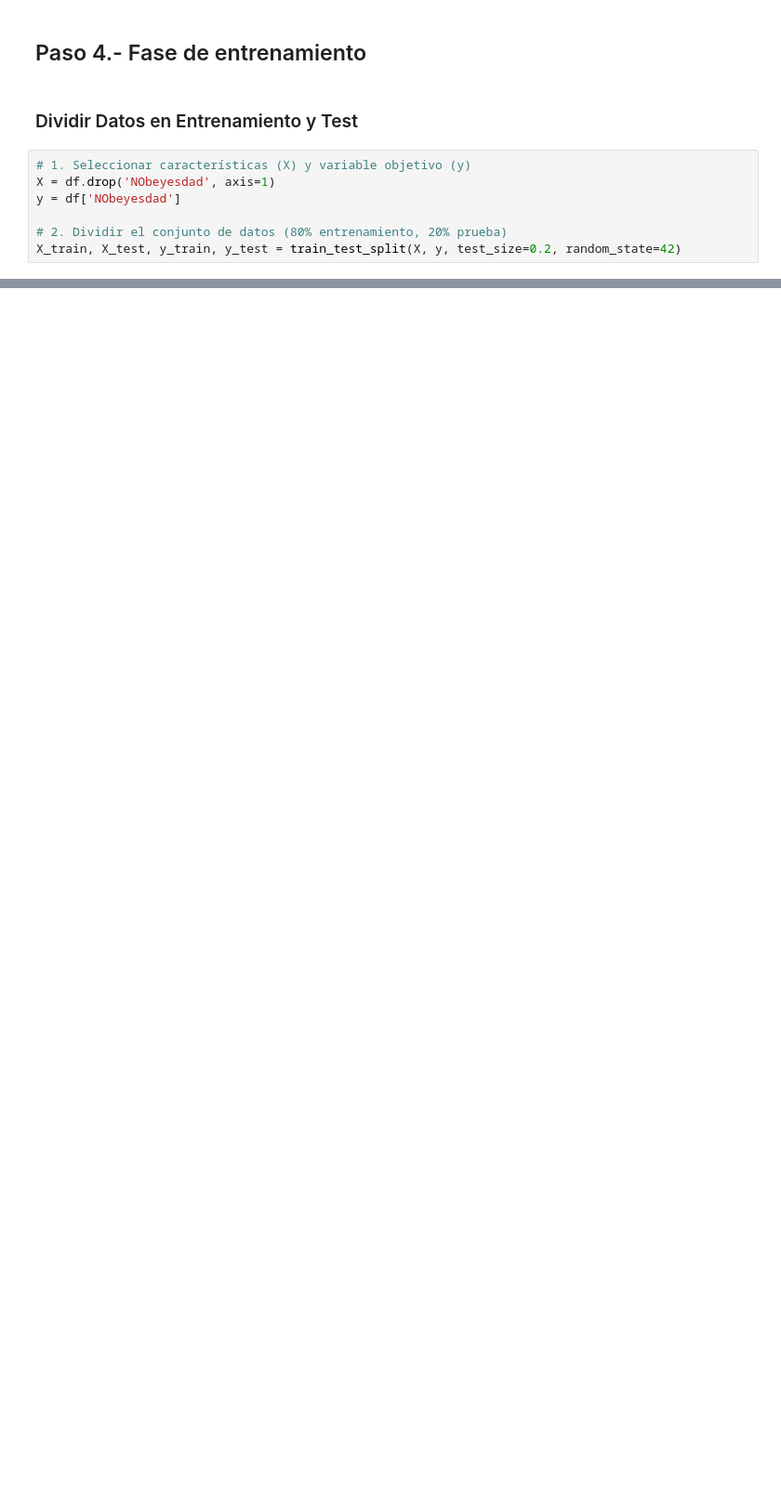
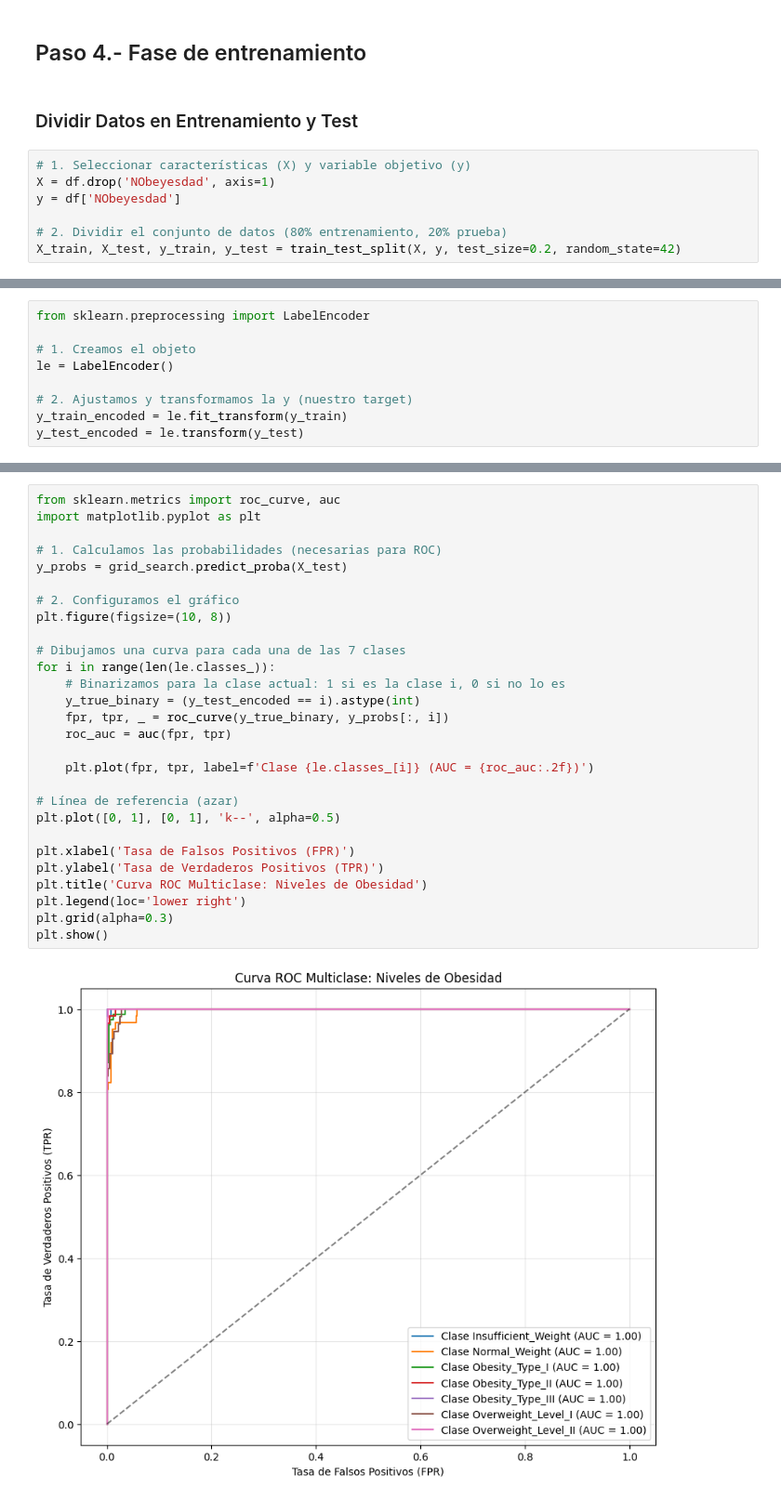
Before and after one commit to Bootcamp-IA-P6/p7_g1_multiclase, a Jupyter notebook: notebooks/processing_obesity_jm.ipynb, the cells around one changed output, grey strips where cells are left out. Shown at 93% size. Saved outputs shown, nothing was run; the diff lists cells and outputs as text; blank space fills up the shorter version.

```diff
--- a/notebooks/processing_obesity_jm.ipynb
+++ b/notebooks/processing_obesity_jm.ipynb
@@ -511,0 +132,9 @@ X_test.head(2)
+# %%
+from sklearn.preprocessing import LabelEncoder
+
+# 1. Creamos el objeto
+le = LabelEncoder()
+
+# 2. Ajustamos y transformamos la y (nuestro target)
+y_train_encoded = le.fit_transform(y_train)
+y_test_encoded = le.transform(y_test)
@@ -511,0 +280,30 @@ X_test.head(2)
+# %%
+from sklearn.metrics import roc_curve, auc
+import matplotlib.pyplot as plt
+
+# 1. Calculamos las probabilidades (necesarias para ROC)
+y_probs = grid_search.predict_proba(X_test)
+
+# 2. Configuramos el gráfico
+plt.figure(figsize=(10, 8))
+
+# Dibujamos una curva para cada una de las 7 clases
+for i in range(len(le.classes_)):
+    # Binarizamos para la clase actual: 1 si es la clase i, 0 si no lo es
+    y_true_binary = (y_test_encoded == i).astype(int)
+    fpr, tpr, _ = roc_curve(y_true_binary, y_probs[:, i])
+    roc_auc = auc(fpr, tpr)
+
+    plt.plot(fpr, tpr, label=f'Clase {le.classes_[i]} (AUC = {roc_auc:.2f})')
+
+# Línea de referencia (azar)
+plt.plot([0, 1], [0, 1], 'k--', alpha=0.5)
+
+plt.xlabel('Tasa de Falsos Positivos (FPR)')
+plt.ylabel('Tasa de Verdaderos Positivos (TPR)')
+plt.title('Curva ROC Multiclase: Niveles de Obesidad')
+plt.legend(loc='lower right')
+plt.grid(alpha=0.3)
+plt.show()
+# %% [output]
+[figure, added]
```
Also changed, not shown: parts of 76 cells of this notebook, 3 other files.
